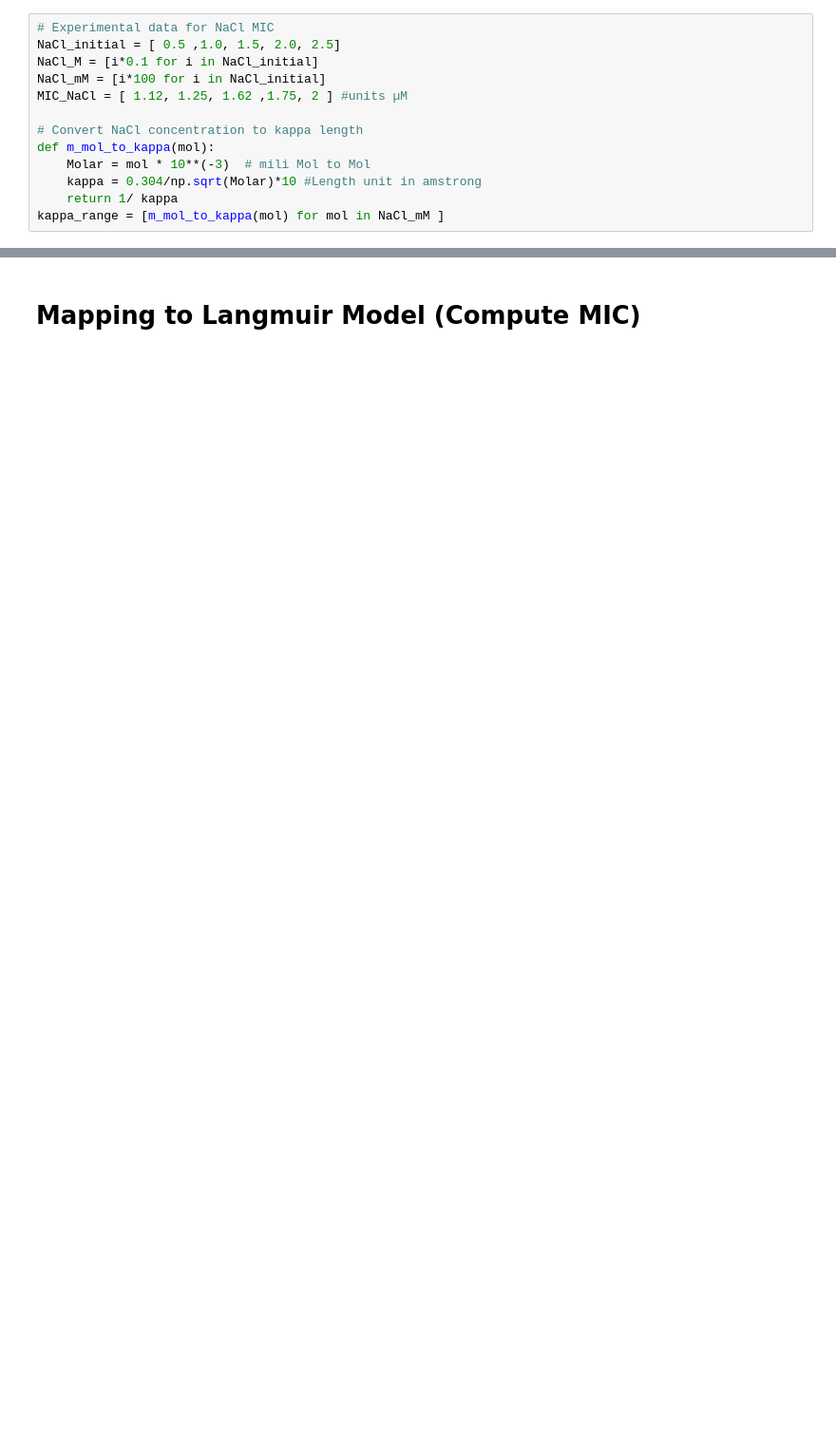
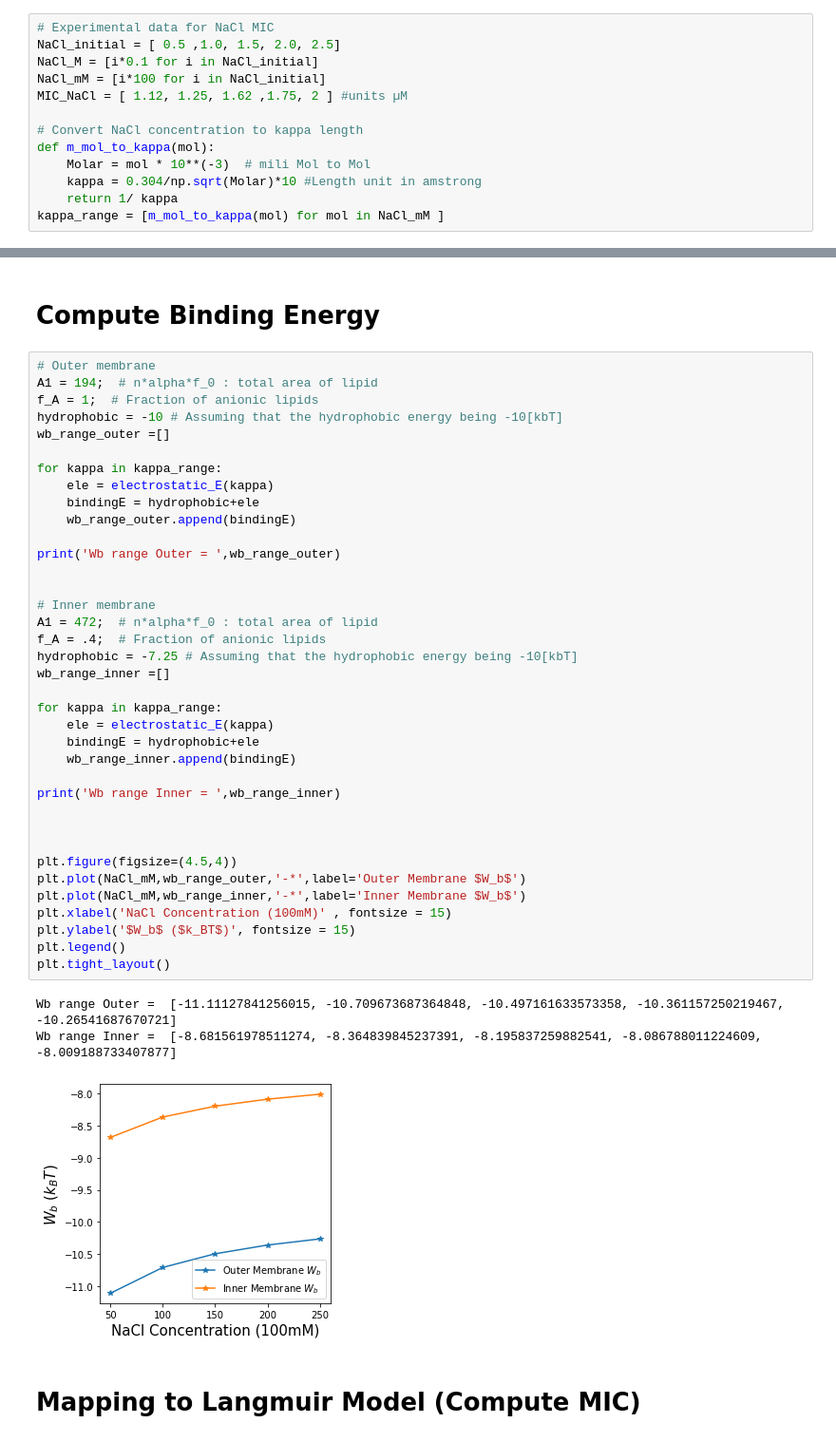
Before and after one commit to Suemin-Lee/MIC_Salt_dependent, a Jupyter notebook: Electrostatic_Energy_Direct_Subsitution.ipynb, the cells around one changed output, grey strips where cells are left out. Shown at 95% size. Saved outputs shown, nothing was run; the diff lists cells and outputs as text; blank space fills up the shorter version.

```diff
--- a/Electrostatic_Energy_Direct_Subsitution.ipynb
+++ b/Electrostatic_Energy_Direct_Subsitution.ipynb
@@ -100,3 +87,46 @@ Wb range =  [-8.681561978511274, -8.364839845237391, -8.195837259882541, -8.0867
+# %% [markdown]
+#  Compute Binding Energy
+# %%
+# Outer membrane
+A1 = 194;  # n*alpha*f_0 : total area of lipid
+f_A = 1;  # Fraction of anionic lipids
+hydrophobic = -10 # Assuming that the hydrophobic energy being -10[kbT]
+wb_range_outer =[]
+
+for kappa in kappa_range:
+    ele = electrostatic_E(kappa)
+    bindingE = hydrophobic+ele
+    wb_range_outer.append(bindingE)
+
+print('Wb range Outer = ',wb_range_outer)
+
+
+# Inner membrane
+A1 = 472;  # n*alpha*f_0 : total area of lipid
+f_A = .4;  # Fraction of anionic lipids
+hydrophobic = -7.25 # Assuming that the hydrophobic energy being -10[kbT]
+wb_range_inner =[]
+
+for kappa in kappa_range:
+    ele = electrostatic_E(kappa)
+    bindingE = hydrophobic+ele
+    wb_range_inner.append(bindingE)
+
+print('Wb range Inner = ',wb_range_inner)
+
+
+
+plt.figure(figsize=(4.5,4))
+plt.plot(NaCl_mM,wb_range_outer,'-*',label='Outer Membrane $W_b$')
+plt.plot(NaCl_mM,wb_range_inner,'-*',label='Inner Membrane $W_b$')
+plt.xlabel('NaCl Concentration (100mM)' , fontsize = 15)
+plt.ylabel('$W_b$ ($k_BT$)', fontsize = 15)
+plt.legend()
+plt.tight_layout()
+# %% [output]
+Wb range Outer =  [-11.11127841256015, -10.709673687364848, -10.497161633573358, -10.361157250219467, -10.26541687670721]
+Wb range Inner =  [-8.681561978511274, -8.364839845237391, -8.195837259882541, -8.086788011224609, -8.009188733407877]
+[figure, added]
 # %% [markdown]
 # Mapping to Langmuir Model (Compute MIC)
 # %%
```
Also changed, not shown: parts of 7 cells of this notebook, 32 other files.
